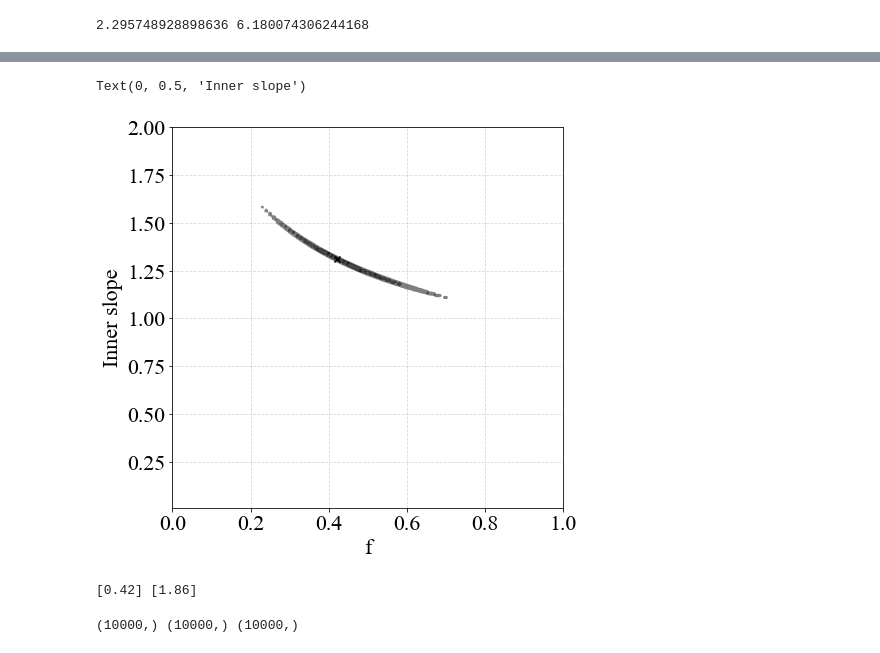
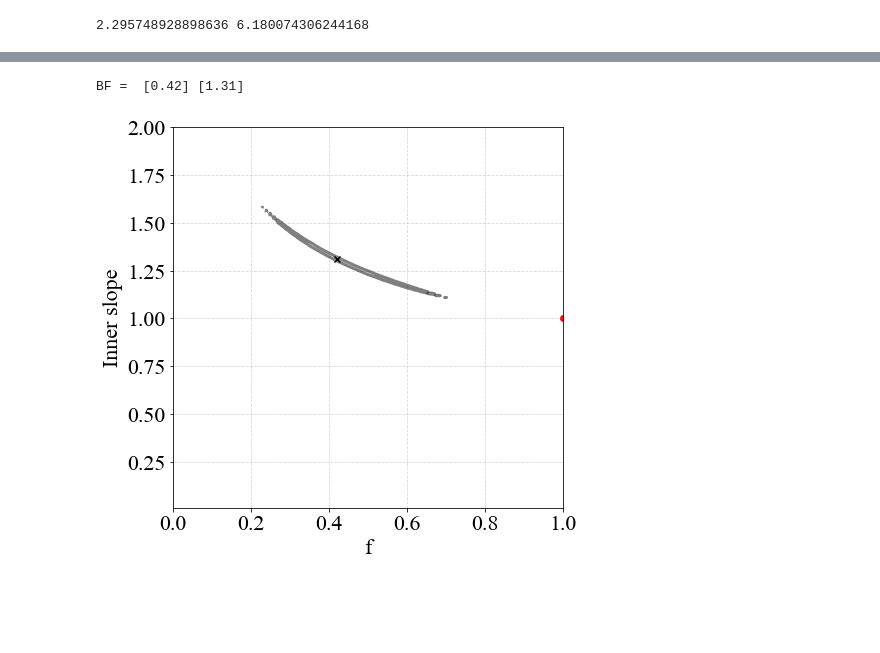
Before and after one commit to SvPoder/exoplanets, a Jupyter notebook: jupyter-notebook/testing.ipynb, the cells around one changed output, grey strips where cells are left out. Cells and saved outputs as stored; diff of their text form; code cells hidden in the pictures; blank space fills up the shorter version.

```diff
--- a/jupyter-notebook/testing.ipynb
+++ b/jupyter-notebook/testing.ipynb
@@ -692,24 +621,23 @@ print (chi2_1sigma, chi2_2sigma)
 # %%
 fig, ax = plt.subplots(1, 1, figsize=(7, 7))
 
 GAMMA, F = np.meshgrid(gamma, f, indexing="ij")
 
-ax.contour(F, GAMMA, chi2_game0, levels=[0, chi2min+chi2_1sigma, chi2min+chi2_2sigma], colors="black",
+ax.contour(F, GAMMA, chi2_game0, levels=[0, chi2min+chi2_2sigma], colors="black",
            linewidths=3., alpha=0.5)
 ax.grid(which="both", ls="--", alpha=0.5)
 ax.scatter(f[pos_min[1]], gamma[pos_min[0]], marker="x", color="k")
+ax.scatter(1., 1., marker="o", color="red")
 
 #text_box = AnchoredText("Rs=20 kpc", frameon=True, loc=4, pad=0.5)
 #plt.setp(text_box.patch, facecolor='white')
 #ax.add_artist(text_box)
 
 ax.set_xlabel("f")
 ax.set_ylabel("Inner slope")
+
+print ("BF = ", f[pos_min[1]], gamma[pos_min[0]])
 # %% [output]
-Text(0, 0.5, 'Inner slope')
+BF =  [0.42] [1.31]
-[figure, old version]
+[figure, new version]
-# %%
-print (f[pos_min[1]], gamma[pos_min[0]])
-# %% [output]
-[0.42] [1.86]
 # %%
@@ -754,7 +683,3 @@ Tmodel_true = temperature_withDM(r_obs, heat_int, f=1., M=mass*M_sun.value,
-# %%
-print (Tobs.shape, Tmodel.shape, Tmodel_true.shape)
-# %% [output]
-(10000,) (10000,) (10000,)
 # %%
 fig, ax = plt.subplots(1, 2, figsize=(15, 6))
 
```
Also changed, not shown: parts of 23 cells of this notebook, 4 other files.
